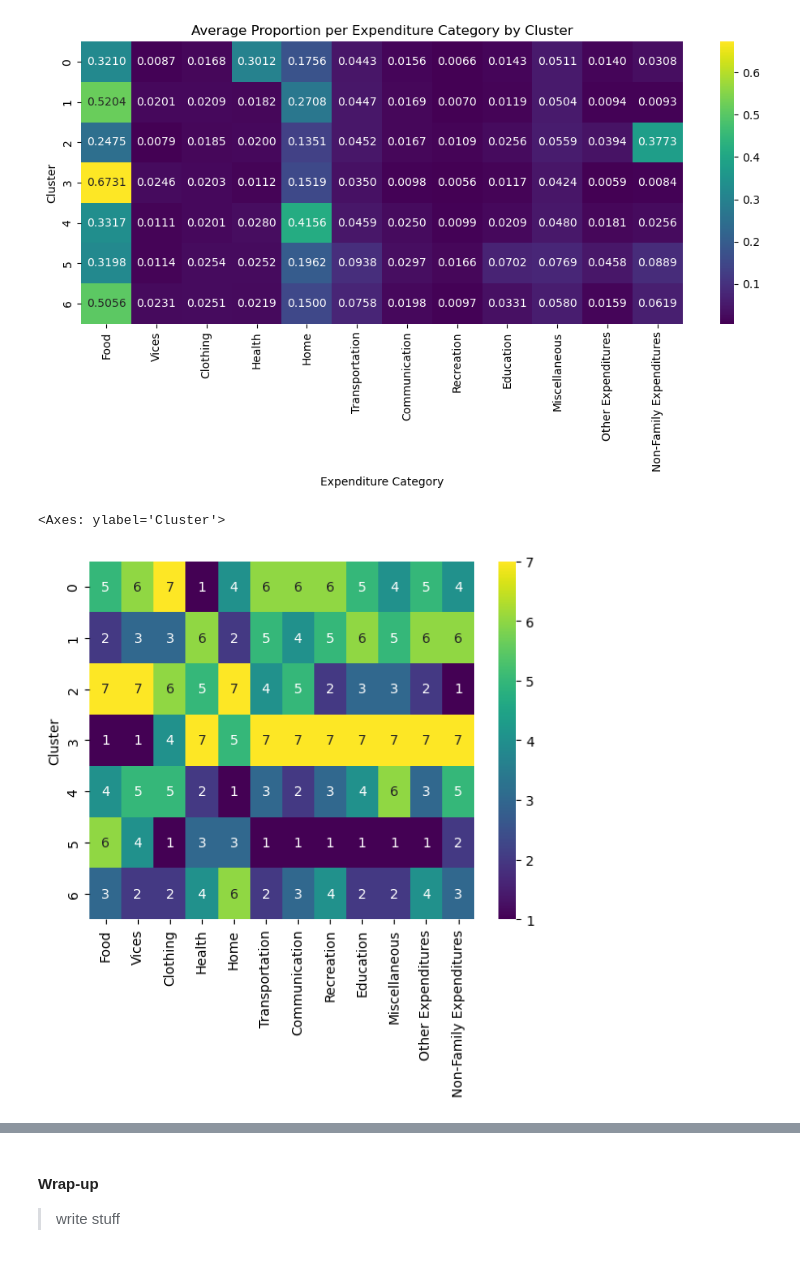
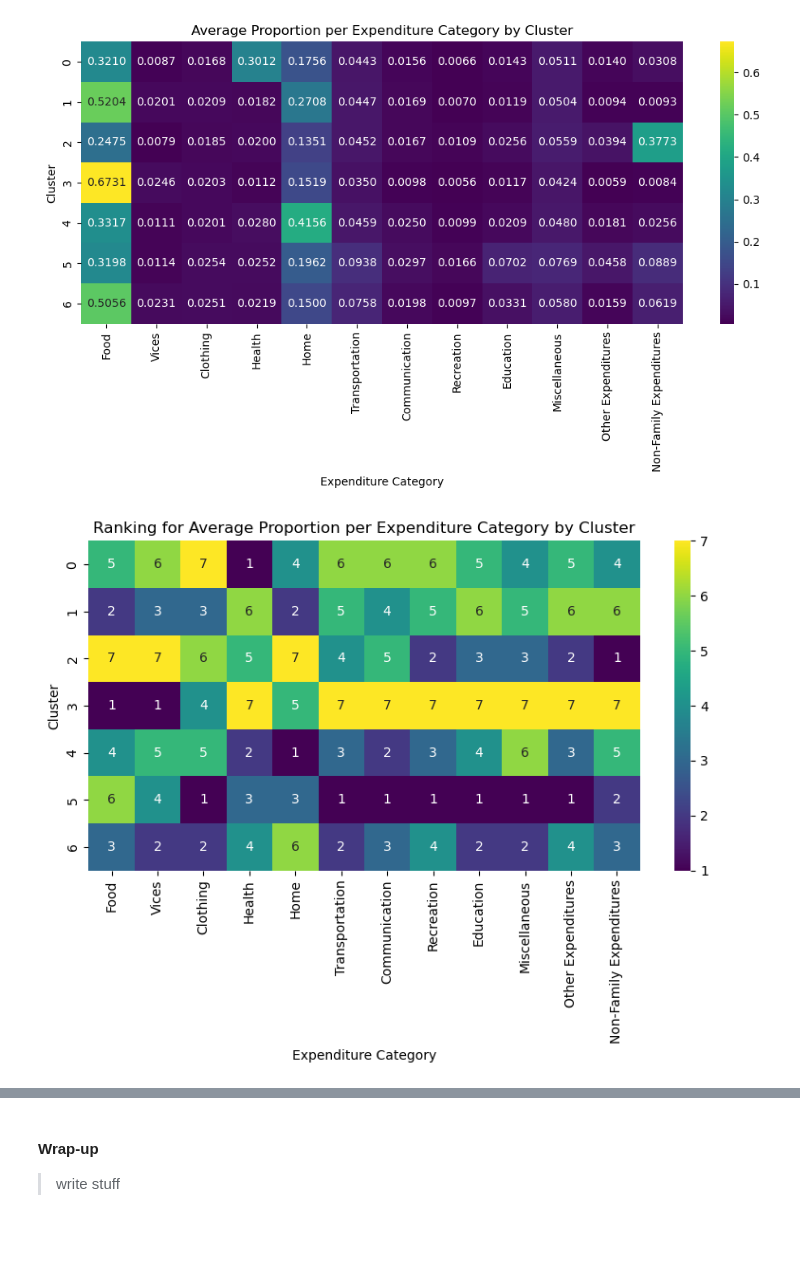
Before and after one commit to qu1r0ra/psa-dataset-analysis, a Jupyter notebook: fie-analysis.ipynb, the cells around one changed output, grey strips where cells are left out. Cells and saved outputs as stored; diff of their text form; code cells hidden in the pictures.

Commit message:
feat: add cluster analysis

```diff
--- a/fie-analysis.ipynb
+++ b/fie-analysis.ipynb
@@ -1618,15 +1617,21 @@ plt.show()
 [figure]
 # %%
 cluster_ranks = cluster_means.rank(ascending=False).astype(int)
+
+plt.figure(figsize=(8, 6))
 sns.heatmap(
     cluster_ranks,
     annot=True,
     cmap="viridis",
     xticklabels=major_expenditure_categories.keys()
 )
+
+plt.title("Ranking for Average Proportion per Expenditure Category by Cluster")
+plt.xlabel("Expenditure Category")
+plt.tight_layout()
+plt.show()
 # %% [output]
-<Axes: ylabel='Cluster'>
-[figure, old version]
+[figure, new version]
 # %% [markdown]
 ### Insights and Interpretations
 
```
Also changed, not shown: parts of 10 cells of this notebook.
